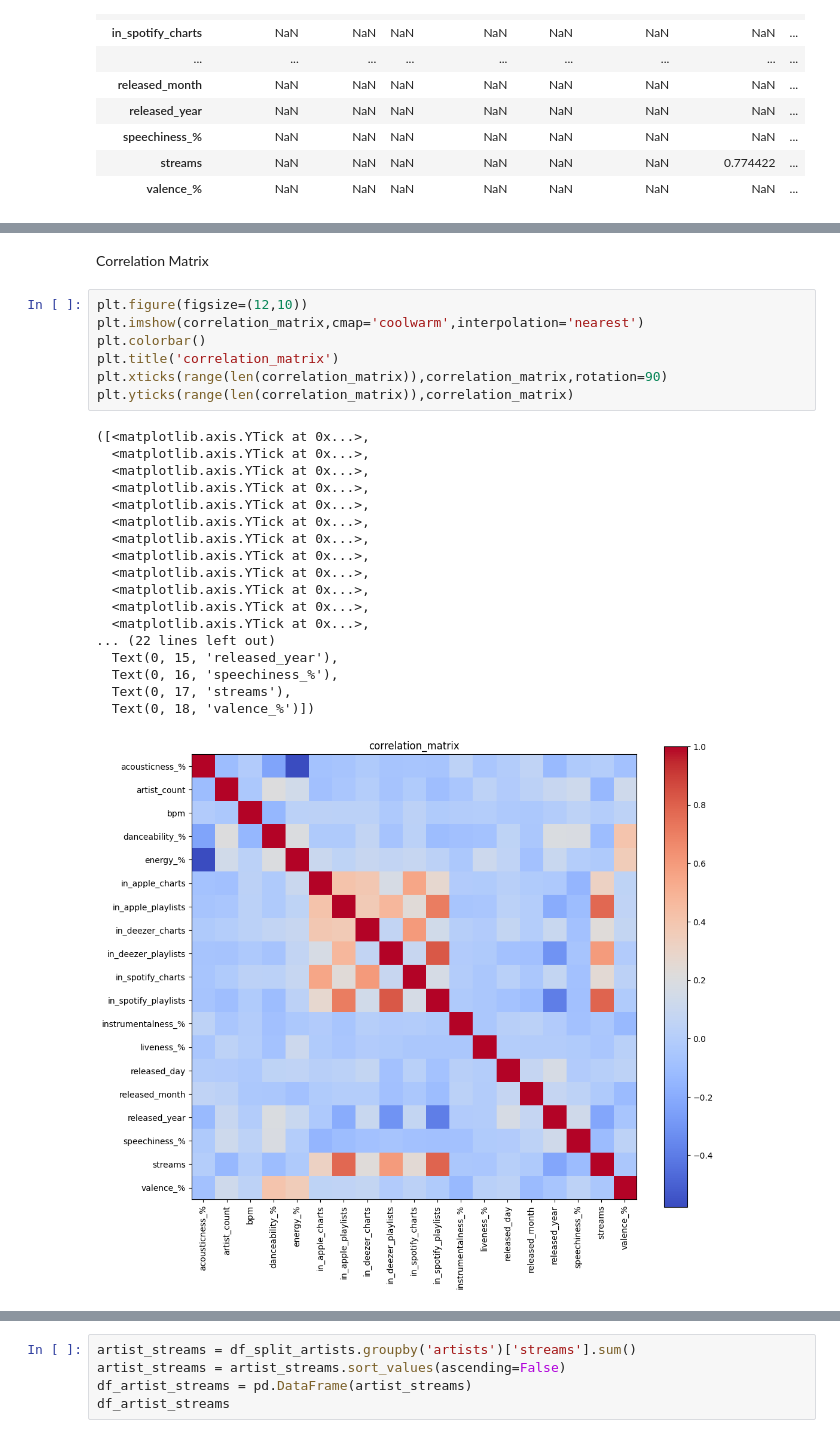
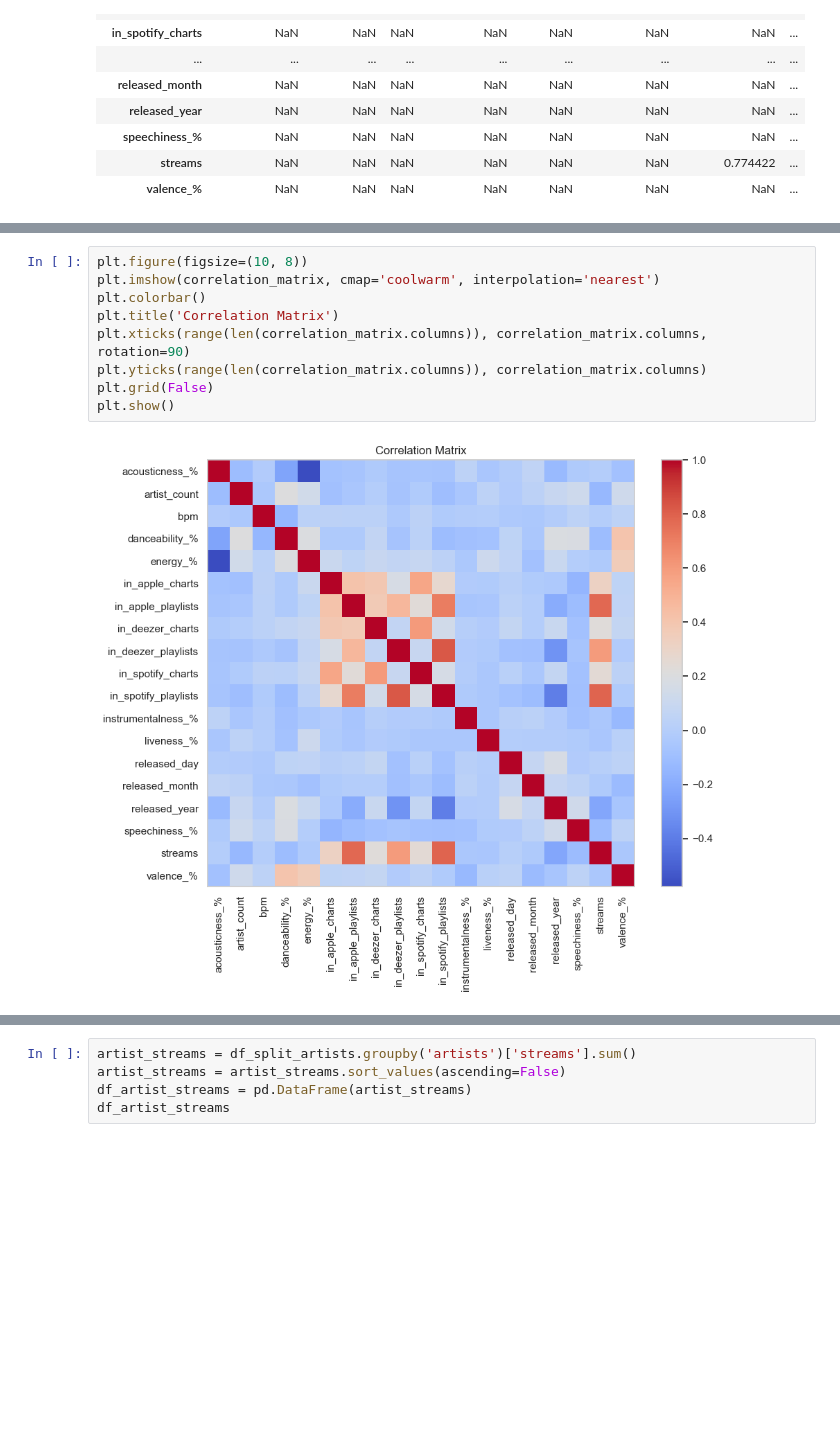
Before and after one commit to i-ap5/FamBus, a Jupyter notebook: famBus.ipynb, the cells around one changed output, grey strips where cells are left out. Cells and saved outputs as stored; diff of their text form; blank space fills up the shorter version.

```diff
--- a/famBus.ipynb
+++ b/famBus.ipynb
@@ -832,28 +568,11 @@ Name: count, dtype: int64
-# %% [markdown]
-Correlation Matrix
 # %%
-plt.figure(figsize=(12,10))
-plt.imshow(correlation_matrix,cmap='coolwarm',interpolation='nearest')
+plt.figure(figsize=(10, 8))
+plt.imshow(correlation_matrix, cmap='coolwarm', interpolation='nearest')
 plt.colorbar()
-plt.title('correlation_matrix')
-plt.xticks(range(len(correlation_matrix)),correlation_matrix,rotation=90)
-plt.yticks(range(len(correlation_matrix)),correlation_matrix)
+plt.title('Correlation Matrix')
+plt.xticks(range(len(correlation_matrix.columns)), correlation_matrix.columns, rotation=90)
+plt.yticks(range(len(correlation_matrix.columns)), correlation_matrix.columns)
+plt.grid(False)
+plt.show()
 # %% [output]
-([<matplotlib.axis.YTick at 0x...>,
-  <matplotlib.axis.YTick at 0x...>,
-  <matplotlib.axis.YTick at 0x...>,
-  <matplotlib.axis.YTick at 0x...>,
-  <matplotlib.axis.YTick at 0x...>,
-  <matplotlib.axis.YTick at 0x...>,
-  <matplotlib.axis.YTick at 0x...>,
-  <matplotlib.axis.YTick at 0x...>,
-  <matplotlib.axis.YTick at 0x...>,
-  <matplotlib.axis.YTick at 0x...>,
-  <matplotlib.axis.YTick at 0x...>,
-  <matplotlib.axis.YTick at 0x...>,
-... (22 lines left out)
-  Text(0, 15, 'released_year'),
-  Text(0, 16, 'speechiness_%'),
-  Text(0, 17, 'streams'),
-  Text(0, 18, 'valence_%')])
-[figure, old version]
+[figure, new version]
```
Also changed, not shown: parts of 92 cells of this notebook.
